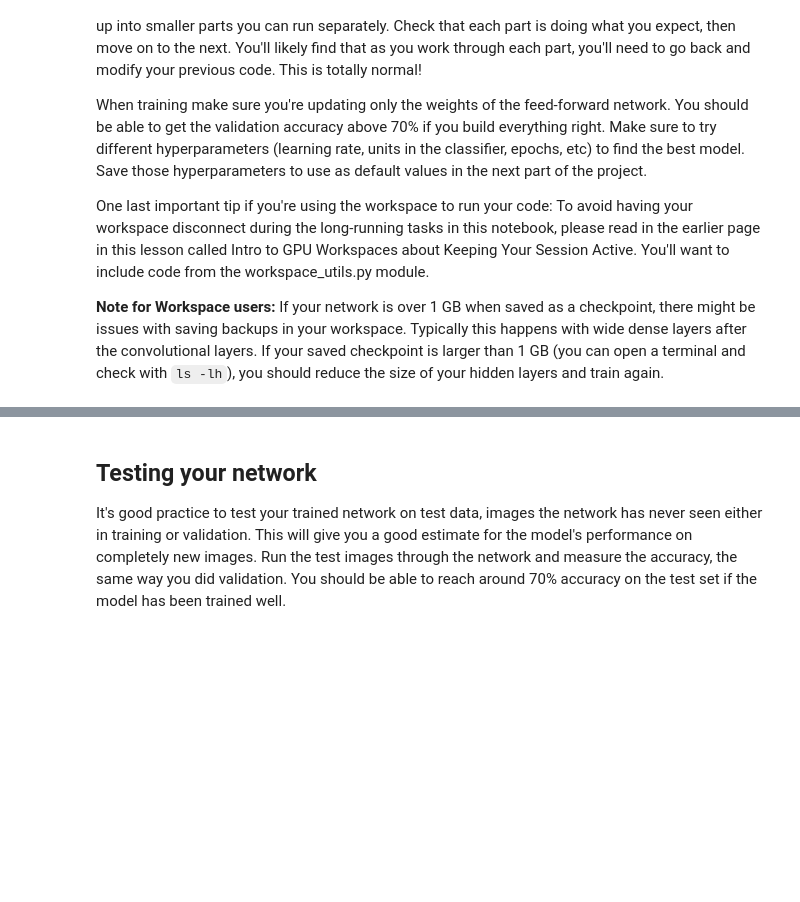
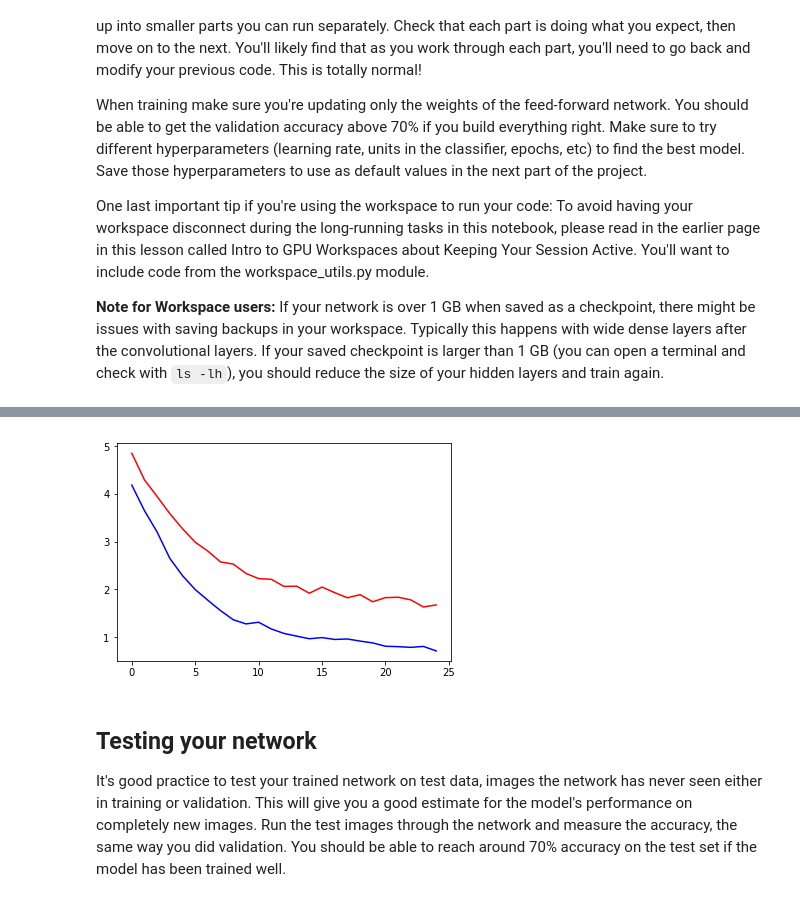
Before and after one commit to jeff-daniels/Udacity-Machine-Learning-Introduction-Nanodegree, a Jupyter notebook: Project 2: Image Classifier/Image Classifier Project.ipynb, the cells around one changed output, grey strips where cells are left out. Saved outputs shown, nothing was run; the diff lists cells and outputs as text; code cells hidden in the pictures; blank space fills up the shorter version.

Commit message:
train default 5 epoch model

```diff
--- a/Project 2: Image Classifier/Image Classifier Project.ipynb
+++ b/Project 2: Image Classifier/Image Classifier Project.ipynb
@@ -109,6 +114,6 @@ optimizer = optim.Adam(model.classifier.parameters(), lr = 0.001)
 
 with active_session():
     performance_dict, training_dict  = helper.train(model, device, trainloader, validloader,
-                                                    criterion, optimizer,
-                                                    epochs = 5, print_every = 5, max_steps=6,
-                                                    performance_dict = {})
+                                                        criterion, optimizer,
+                                                        epochs = 5, print_every = 20, max_steps=None,
+                                                        performance_dict = {})
@@ -118,12 +120,14 @@ Epoch duration: 34.652167558670044
 # %%
 # Plot results
 def plot_results(results):
     import matplotlib.pyplot as plt
     % matplotlib inline
     plt.plot(results['valid_losses'], 'b')
     plt.plot(results['train_losses'], 'r')
 
-# plot_results(results)
+plot_results(performance_dict)
+# %% [output]
+[figure, added]
 # %%
 # Track the loss and accuracy on the validation set to determine the best hyperparameters
 # %% [markdown]
```
Also changed, not shown: parts of 6 cells of this notebook.
